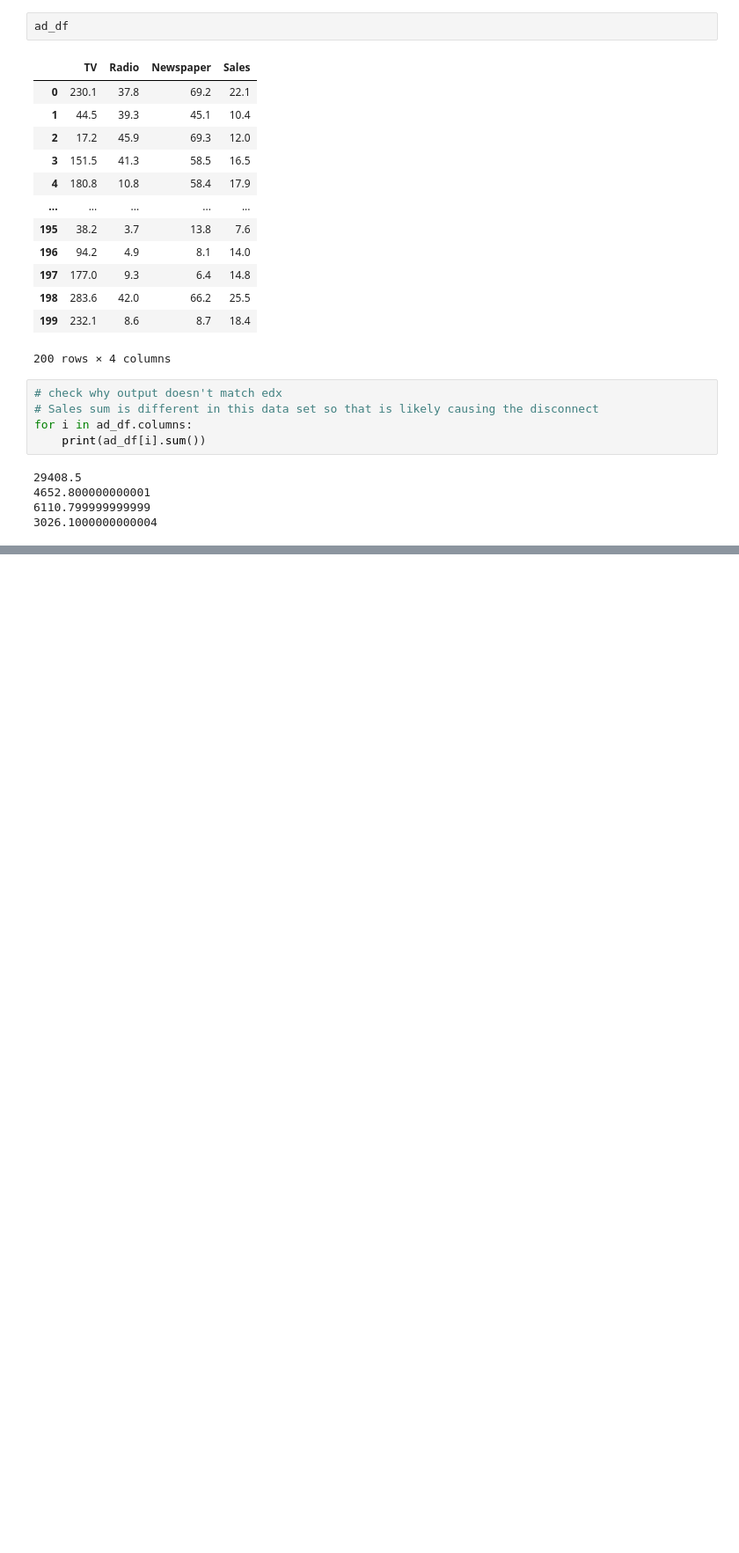
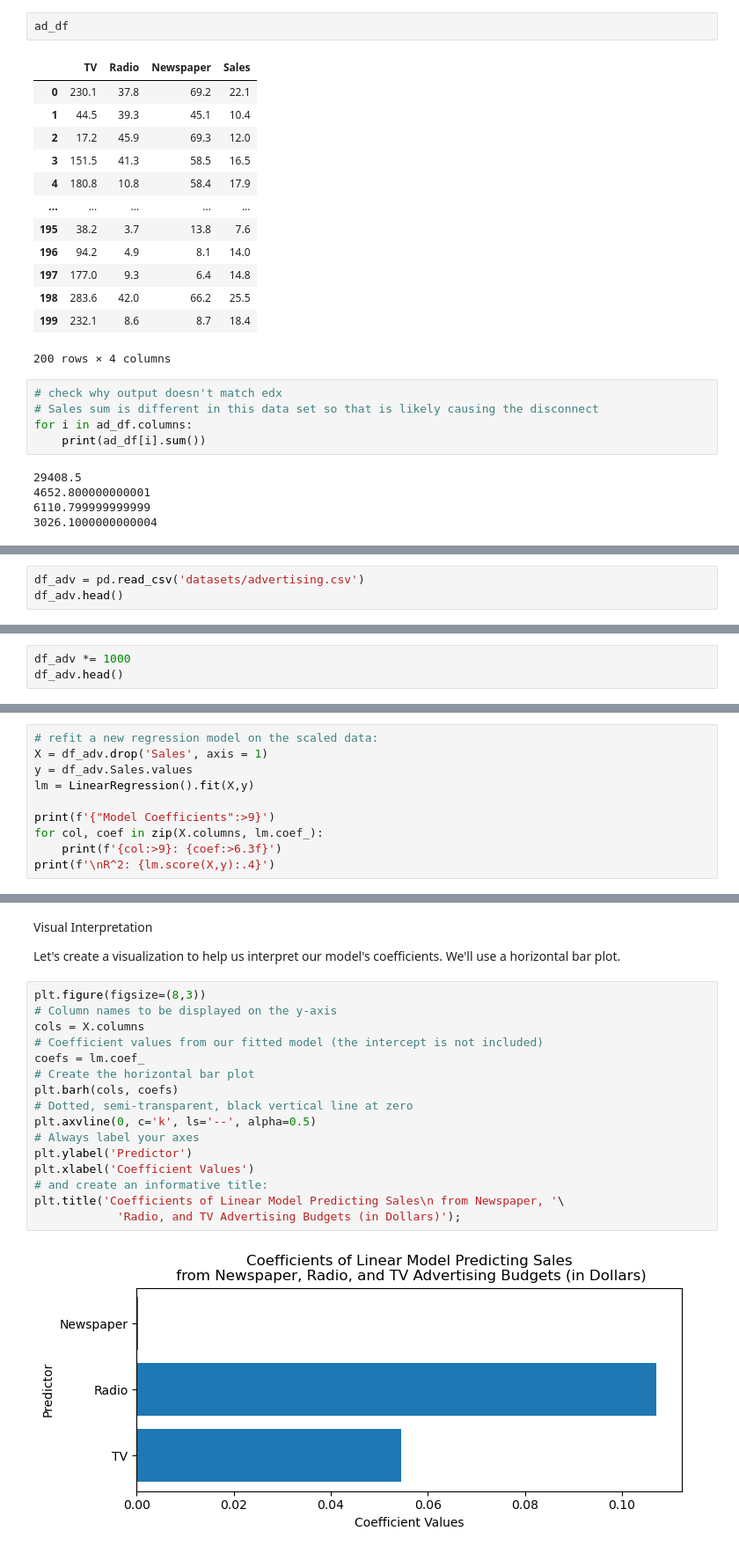
Before and after one commit to MikeGhoul/Intro_to_stat_learning_python, a Jupyter notebook: islp_env/2. Multiple and Polynomial Regression.ipynb, the cells around one changed output, grey strips where cells are left out. Shown: that part at 88% size. Saved outputs shown, nothing was run; the diff lists cells and outputs as text; blank space fills up the shorter version.

```diff
--- a/islp_env/2. Multiple and Polynomial Regression.ipynb
+++ b/islp_env/2. Multiple and Polynomial Regression.ipynb
@@ -121,0 +324,3 @@ for i in ad_df.columns:
+# %%
+df_adv = pd.read_csv('datasets/advertising.csv')
+df_adv.head()
@@ -121,0 +366,3 @@ for i in ad_df.columns:
+# %%
+df_adv *= 1000
+df_adv.head()
@@ -121,0 +378,10 @@ for i in ad_df.columns:
+# %%
+# refit a new regression model on the scaled data:
+X = df_adv.drop('Sales', axis = 1)
+y = df_adv.Sales.values
+lm = LinearRegression().fit(X,y)
+
+print(f'{"Model Coefficients":>9}')
+for col, coef in zip(X.columns, lm.coef_):
+    print(f'{col:>9}: {coef:>6.3f}')
+print(f'\nR^2: {lm.score(X,y):.4}')
@@ -121,0 +399,23 @@ for i in ad_df.columns:
+# %% [markdown]
+Visual Interpretation
+
+Let's create a visualization to help us interpret our model's coefficients.
+We'll use a horizontal bar plot.
+# %%
+plt.figure(figsize=(8,3))
+# Column names to be displayed on the y-axis
+cols = X.columns
+# Coefficient values from our fitted model (the intercept is not included)
+coefs = lm.coef_
+# Create the horizontal bar plot
+plt.barh(cols, coefs)
+# Dotted, semi-transparent, black vertical line at zero
+plt.axvline(0, c='k', ls='--', alpha=0.5)
+# Always label your axes
+plt.ylabel('Predictor')
+plt.xlabel('Coefficient Values')
+# and create an informative title:
+plt.title('Coefficients of Linear Model Predicting Sales\n from Newspaper, '\
+            'Radio, and TV Advertising Budgets (in Dollars)');
+# %% [output]
+[figure, added]
```
Also changed, not shown: parts of 58 cells of this notebook, 10 other files.
